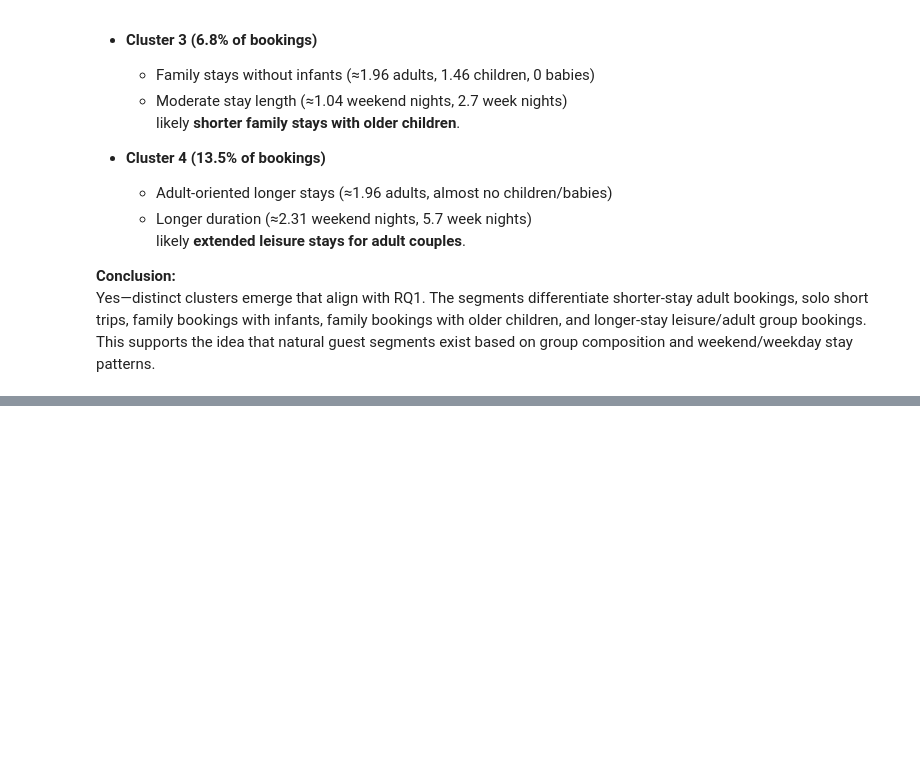
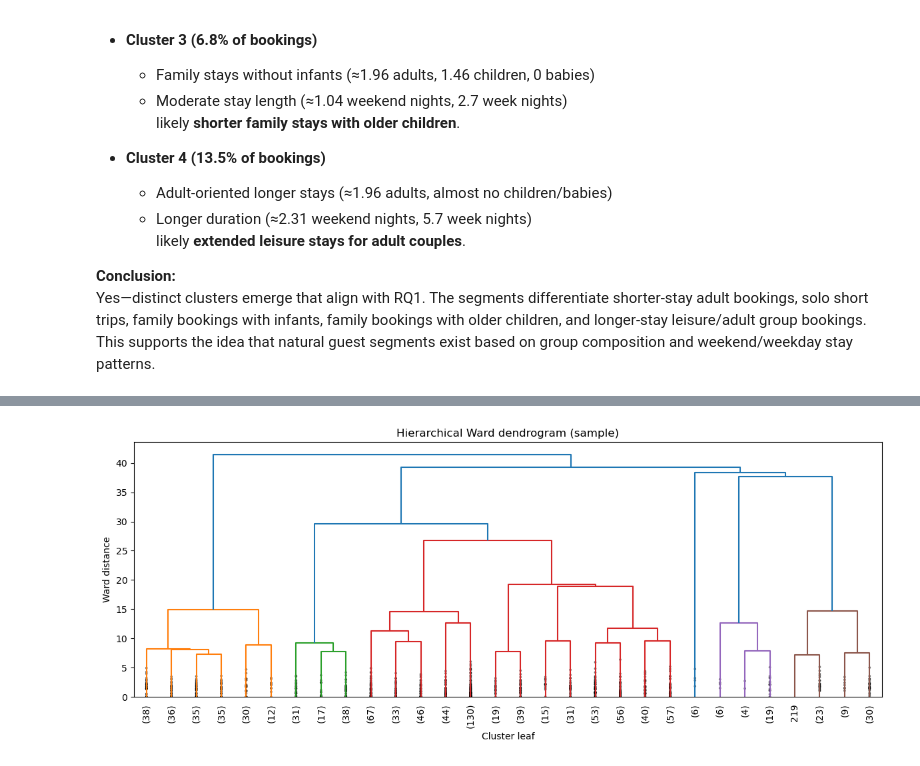
Before and after one commit to bsnabais-boop/ANSuper-Project, a Jupyter notebook: hotel_booking.ipynb, the cells around one changed output, grey strips where cells are left out. Cells and saved outputs as stored; diff of their text form; code cells hidden in the pictures; blank space fills up the shorter version.

```diff
--- a/hotel_booking.ipynb
+++ b/hotel_booking.ipynb
@@ -534,0 +762,25 @@ def ikmeans_initialize(
+# %%
+# Ward dendrogram
+dendro_sample_size = min(1000, X_processed.shape[0])
+rng = np.random.default_rng(42)
+dendro_idx = rng.choice(X_processed.shape[0], size=dendro_sample_size, replace=False)
+X_dendro = X_processed[dendro_idx]
+
+Z = linkage(X_dendro, method='ward')
+
+plt.figure(figsize=(12, 5))
+dendrogram(
+    Z,
+    truncate_mode='lastp',
+    p=30,
+    leaf_rotation=90.,
+    leaf_font_size=10.,
+    show_contracted=True
+)
+plt.title('Hierarchical Ward dendrogram (sample)')
+plt.xlabel('Cluster leaf')
+plt.ylabel('Ward distance')
+plt.tight_layout()
+plt.show()
+# %% [output]
+[figure, added]
```
Also changed, not shown: parts of 20 cells of this notebook.
